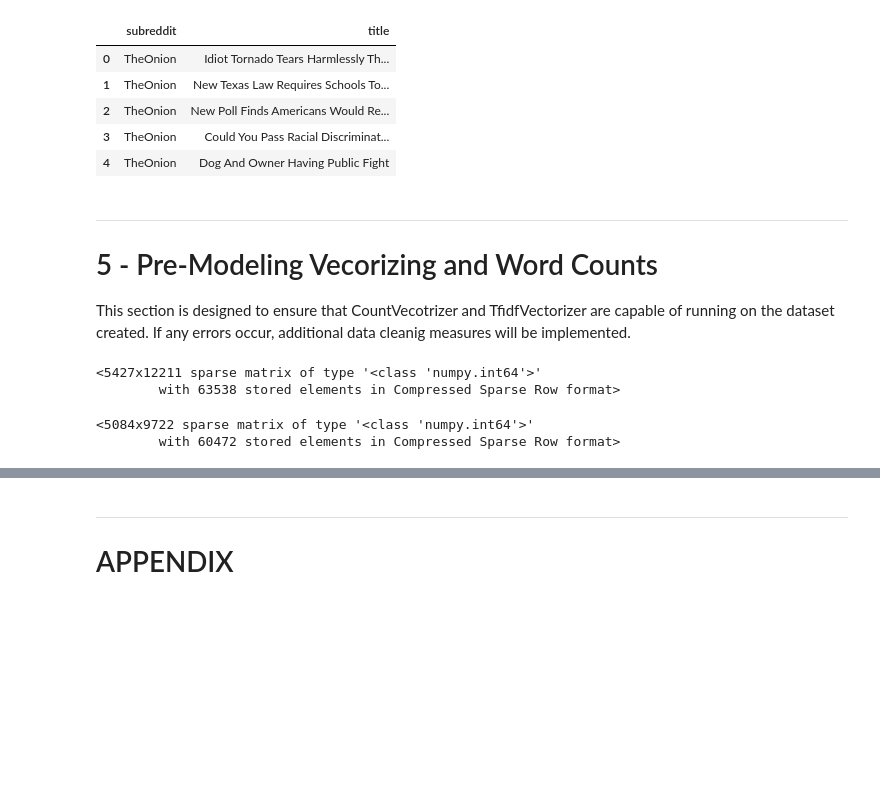
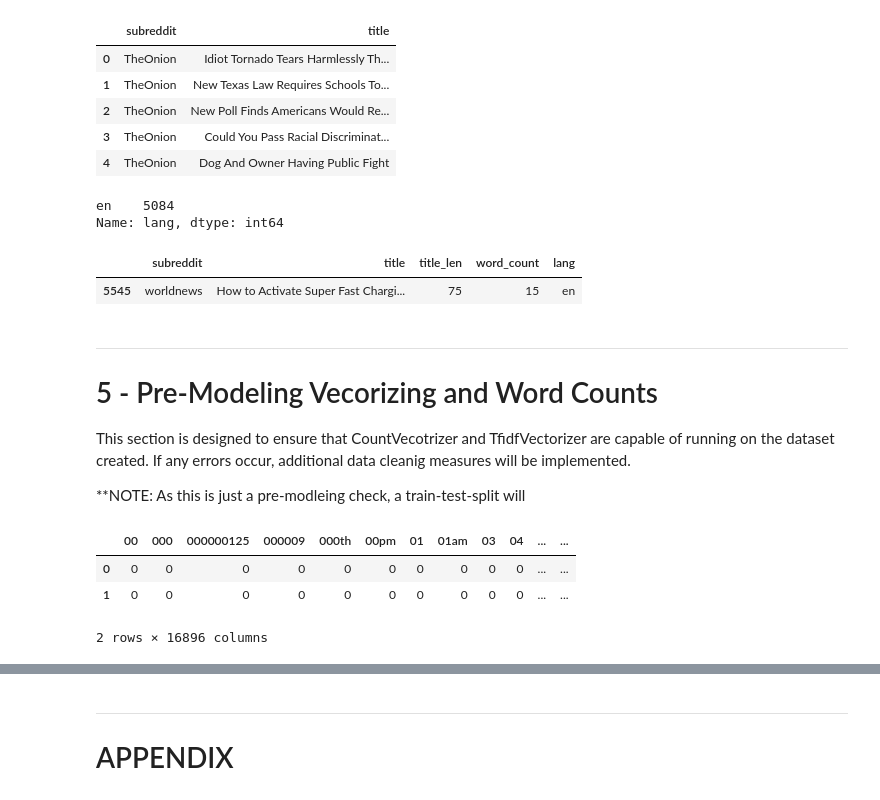
Before and after one commit to drossDS/Humor_Identification_with_NLP, a Jupyter notebook: code/2-Data_Cleaning.ipynb, the cells around one changed output, grey strips where cells are left out. Drawn from its saved outputs; the diff is of its cells as text; code cells hidden in the pictures; blank space fills up the shorter version.

```diff
--- a/code/2-Data_Cleaning.ipynb
+++ b/code/2-Data_Cleaning.ipynb
@@ -977,7 +982,19 @@ reddit_df.head()
 | 2 | TheOnion | New Poll Finds Americans Would Re... |
 | 3 | TheOnion | Could You Pass Racial Discriminat... |
 | 4 | TheOnion | Dog And Owner Having Public Fight |
+# %%
+wldnws.lang.value_counts()
+# %% [output]
+en    5084
+Name: lang, dtype: int64
+# %%
+wldnws[wldnws['title'].str.lower().str.find('नट') > -1]
+# %% [output]
+|  | subreddit | title | title_len | word_count | lang |
+| 5545 | worldnews | How to Activate Super Fast Chargi... | 75 | 15 | en |
 # %% [markdown]
 ---
 # 5 - Pre-Modeling Vecorizing and Word Counts
 This section is designed to ensure that CountVecotrizer and TfidfVectorizer are capable of running on the dataset created.  If any errors occur, additional data cleanig measures will be implemented.
+
+**NOTE:  As this is just a pre-modleing check, a train-test-split will
@@ -991,11 +1005,9 @@ x_wldnws = wldnws['title']
 # %%
-cvec.fit_transform(x_onion)
+X_cvec = pd.DataFrame(cvec.fit_transform(reddit_df['title']).todense(), columns=cvec.get_feature_names_out())
+X_cvec.head(2)
 # %% [output]
+|  | 00 | 000 | 000000125 | 000009 | 000th | 00pm | 01 | 01am | 03 | 04 | ... | ... |
+| 0 | 0 | 0 | 0 | 0 | 0 | 0 | 0 | 0 | 0 | 0 | ... | ... |
+| 1 | 0 | 0 | 0 | 0 | 0 | 0 | 0 | 0 | 0 | 0 | ... | ... |
-<5427x12211 sparse matrix of type '<class 'numpy.int64'>'
-        with 63538 stored elements in Compressed Sparse Row format>
+2 rows × 16896 columns
-# %%
-cvec.fit_transform(x_wldnws)
-# %% [output]
-<5084x9722 sparse matrix of type '<class 'numpy.int64'>'
-        with 60472 stored elements in Compressed Sparse Row format>
 # %%
```
Also changed, not shown: parts of 13 cells of this notebook.
